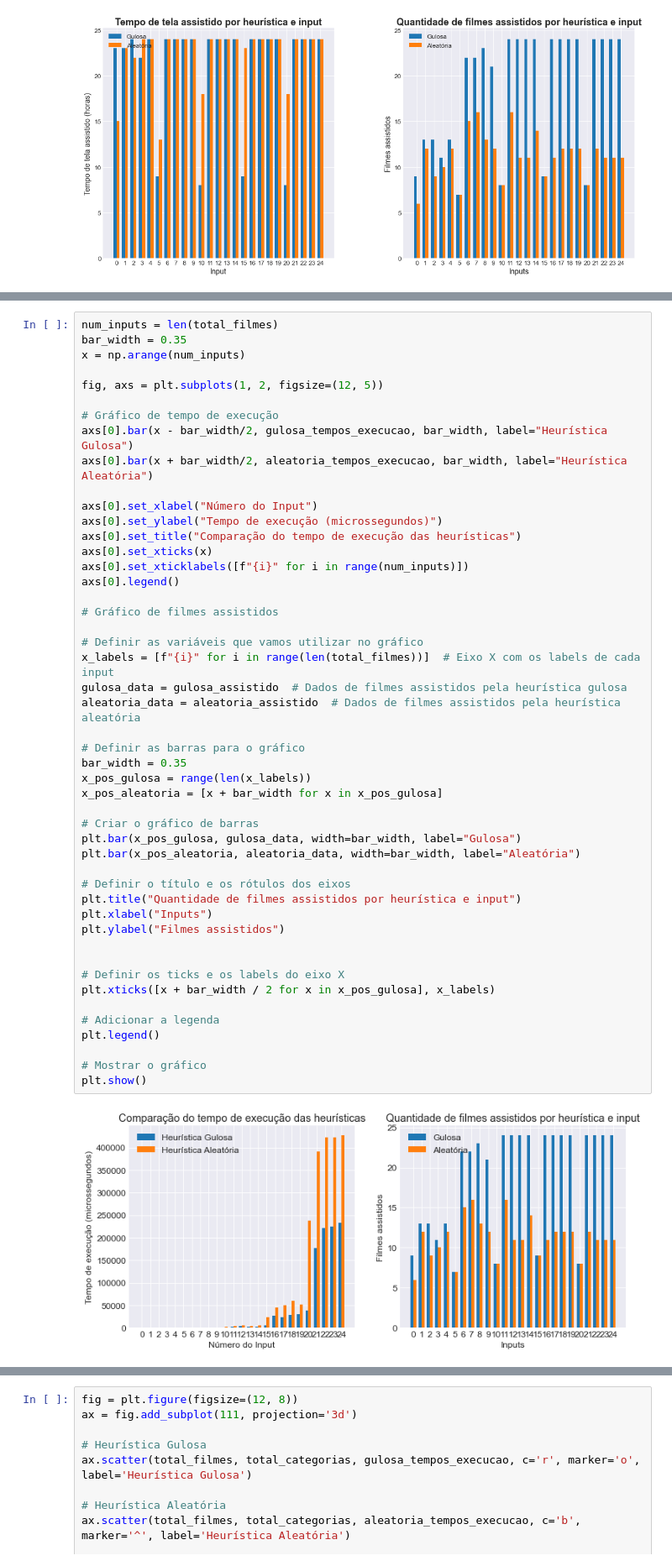
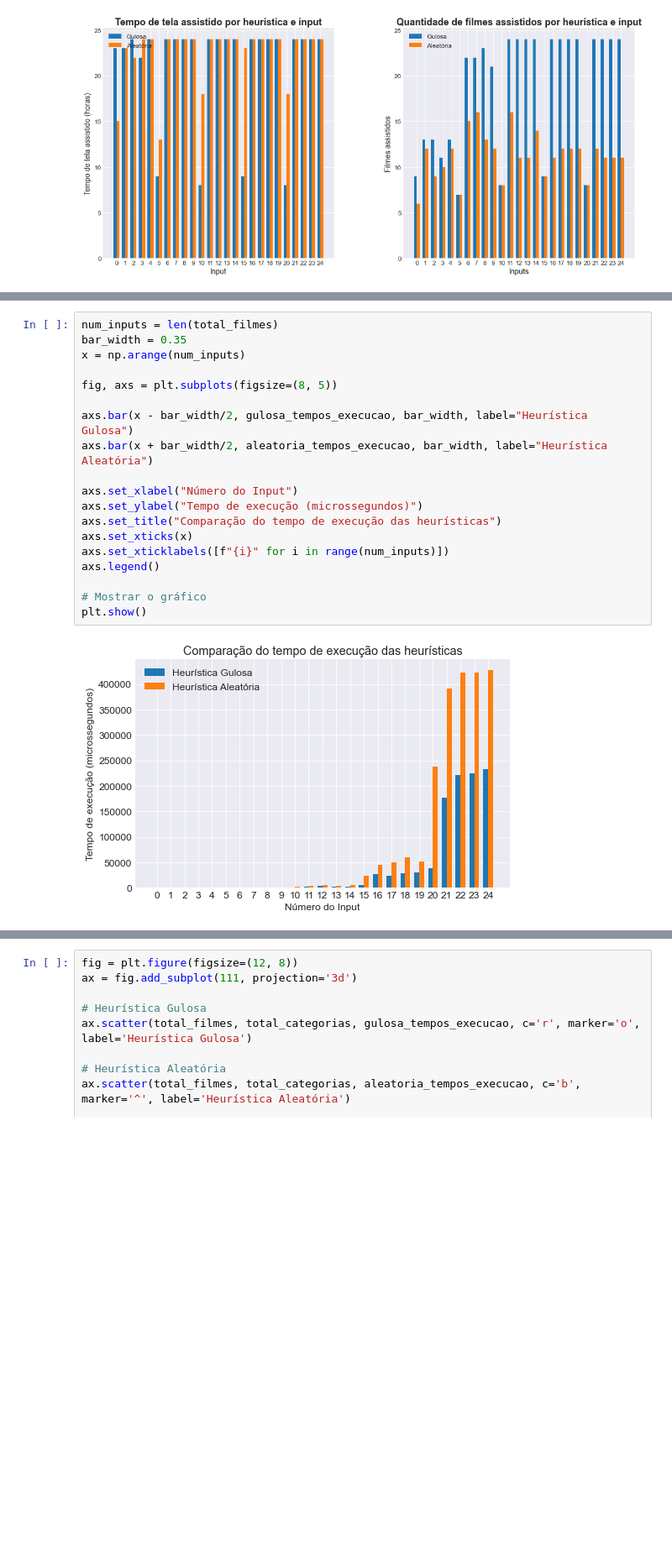
Before and after one commit to benikraco/SuperComp, a Jupyter notebook: relatorio.ipynb, the cells around one changed output, grey strips where cells are left out. Shown at 84% size. Drawn from its saved outputs; the diff is of its cells as text; blank space fills up the shorter version.

```diff
--- a/relatorio.ipynb
+++ b/relatorio.ipynb
@@ -468,50 +593,21 @@ plt.show()
 # %%
 num_inputs = len(total_filmes)
 bar_width = 0.35
 x = np.arange(num_inputs)
 
-fig, axs = plt.subplots(1, 2, figsize=(12, 5))
+fig, axs = plt.subplots(figsize=(8, 5))
 
-# Gráfico de tempo de execução
-axs[0].bar(x - bar_width/2, gulosa_tempos_execucao, bar_width, label="Heurística Gulosa")
-axs[0].bar(x + bar_width/2, aleatoria_tempos_execucao, bar_width, label="Heurística Aleatória")
+axs.bar(x - bar_width/2, gulosa_tempos_execucao, bar_width, label="Heurística Gulosa")
+axs.bar(x + bar_width/2, aleatoria_tempos_execucao, bar_width, label="Heurística Aleatória")
 
-axs[0].set_xlabel("Número do Input")
-axs[0].set_ylabel("Tempo de execução (microssegundos)")
-axs[0].set_title("Comparação do tempo de execução das heurísticas")
-axs[0].set_xticks(x)
-axs[0].set_xticklabels([f"{i}" for i in range(num_inputs)])
-axs[0].legend()
-
-# Gráfico de filmes assistidos
-
-# Definir as variáveis que vamos utilizar no gráfico
-x_labels = [f"{i}" for i in range(len(total_filmes))]  # Eixo X com os labels de cada input
-gulosa_data = gulosa_assistido  # Dados de filmes assistidos pela heurística gulosa
-aleatoria_data = aleatoria_assistido  # Dados de filmes assistidos pela heurística aleatória
-
-# Definir as barras para o gráfico
-bar_width = 0.35
-x_pos_gulosa = range(len(x_labels))
-x_pos_aleatoria = [x + bar_width for x in x_pos_gulosa]
-
-# Criar o gráfico de barras
-plt.bar(x_pos_gulosa, gulosa_data, width=bar_width, label="Gulosa")
-plt.bar(x_pos_aleatoria, aleatoria_data, width=bar_width, label="Aleatória")
-
-# Definir o título e os rótulos dos eixos
-plt.title("Quantidade de filmes assistidos por heurística e input")
-plt.xlabel("Inputs")
-plt.ylabel("Filmes assistidos")
-
-
-# Definir os ticks e os labels do eixo X
-plt.xticks([x + bar_width / 2 for x in x_pos_gulosa], x_labels)
-
-# Adicionar a legenda
-plt.legend()
+axs.set_xlabel("Número do Input")
+axs.set_ylabel("Tempo de execução (microssegundos)")
+axs.set_title("Comparação do tempo de execução das heurísticas")
+axs.set_xticks(x)
+axs.set_xticklabels([f"{i}" for i in range(num_inputs)])
+axs.legend()
 
 # Mostrar o gráfico
 plt.show()
 # %% [output]
-[figure, old version]
+[figure, new version]
```
Also changed, not shown: parts of 25 cells of this notebook, 55 other files.
